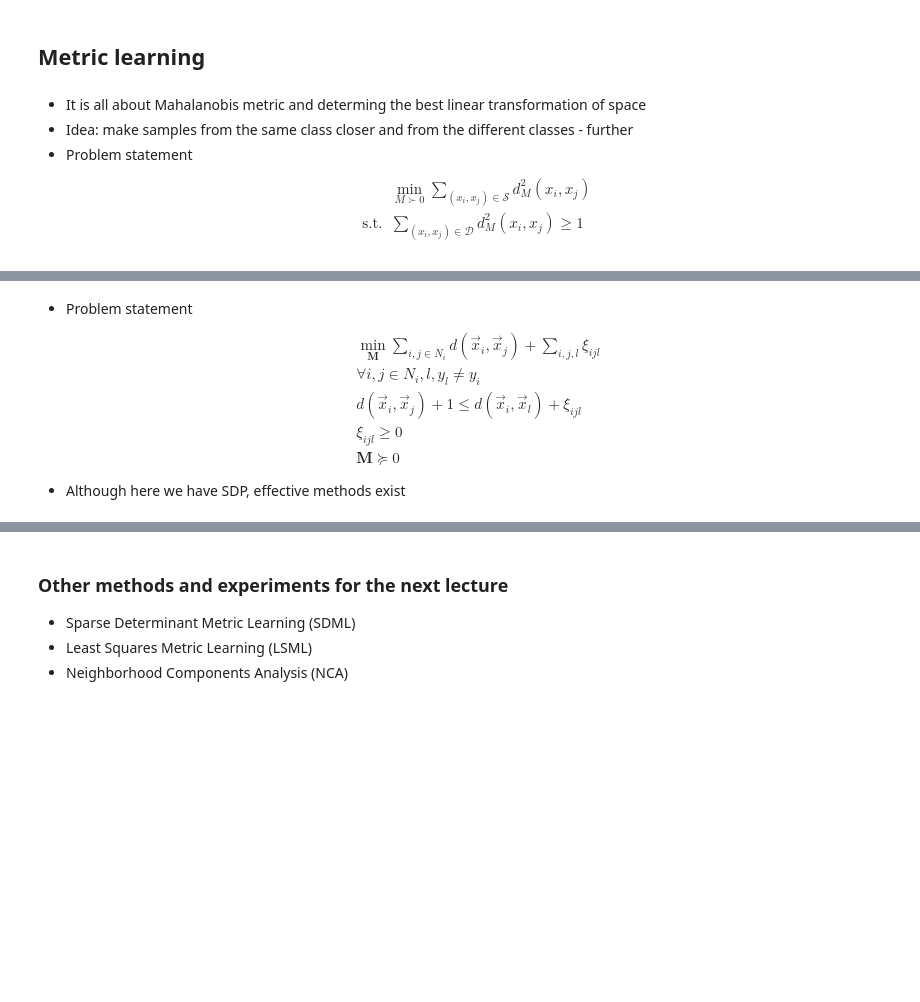
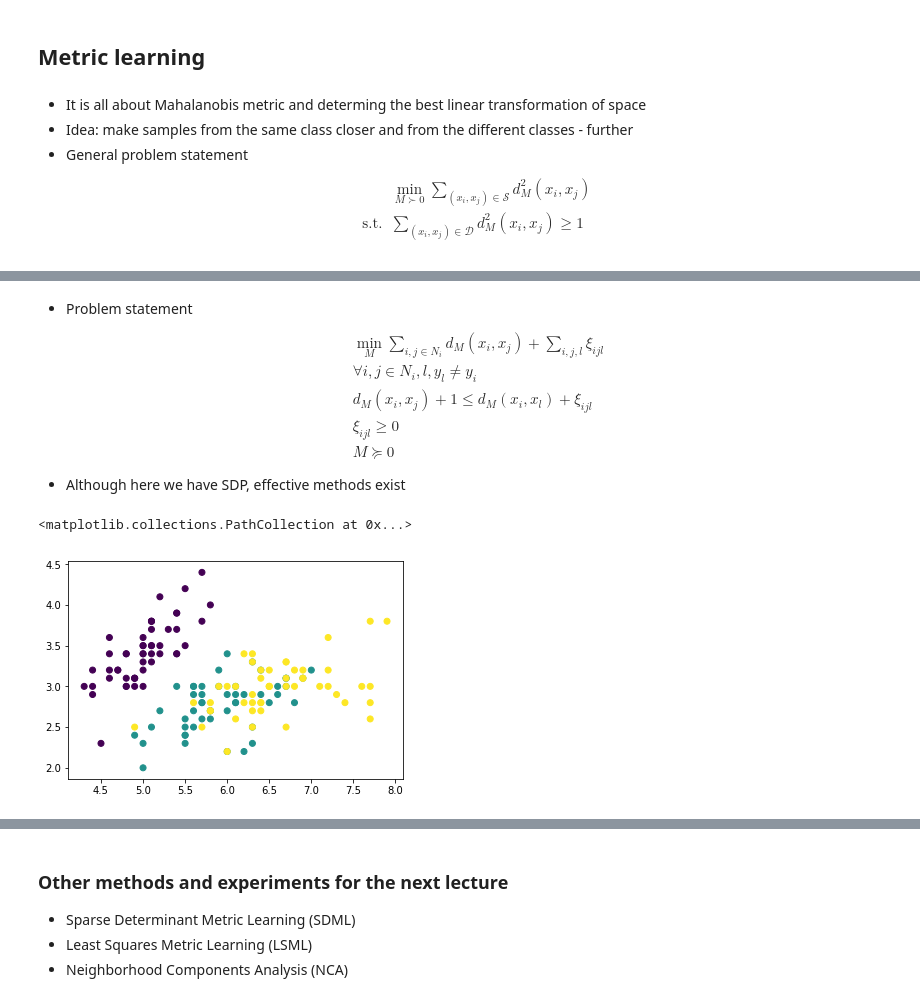
Before and after one commit to amkatrutsa/intro_ml, a Jupyter notebook: Lecture-2.ipynb, the cells around one changed output, grey strips where cells are left out. Drawn from its saved outputs; the diff is of its cells as text; code cells hidden in the pictures; blank space fills up the shorter version.

```diff
--- a/Lecture-2.ipynb
+++ b/Lecture-2.ipynb
@@ -293,7 +294,7 @@ Here will be a kd-tree visualization
 # %% [markdown]
 - It is all about Mahalanobis metric and determing the best linear transformation of space
 - Idea: make samples from the same class closer and from the different classes - further
-- Problem statement
+- General problem statement
 $$
 \begin{align*}
 & \min_{M \succ 0} \sum_{(x_i, x_j) \in \mathcal{S}} d^2_M(x_i, x_j)\\
@@ -309,11 +310,20 @@ $$
 - Problem statement
 $$
 \begin{align*}
-& \min_{\mathbf{M}} \sum_{i,j\in N_i} d(\vec x_i,\vec x_j) + \sum_{i,j,l} \xi_{ijl} \\
+& \min_{M} \sum_{i,j\in N_i} d_M(x_i, x_j) + \sum_{i,j,l} \xi_{ijl} \\
 & \forall {i,j \in N_i,l, y_l\neq y_i} \\
-& d(\vec x_i,\vec x_j)+1\leq d(\vec x_i,\vec x_l)+\xi_{ijl} \\
-& \xi_{ijl}\geq 0 \\
-& \mathbf{M}\succeq 0
+& d_M(x_i, x_j) + 1 \leq d_M(x_i, x_l) + \xi_{ijl} \\
+& \xi_{ijl} \geq 0 \\
+& M \succeq 0
 \end{align*}
 $$
 - Although here we have SDP, effective methods exist
+# %%
+# X, y = skldata.make_blobs(n_samples=100, n_features=2, cluster_std=2)
+X = iris.data[:, :2]
+y = iris.target
+# %%
+plt.scatter(X[:, 0], X[:, 1], c=y)
+# %% [output]
+<matplotlib.collections.PathCollection at 0x...>
+[figure, added]
```
Also changed, not shown: parts of 8 cells of this notebook.
